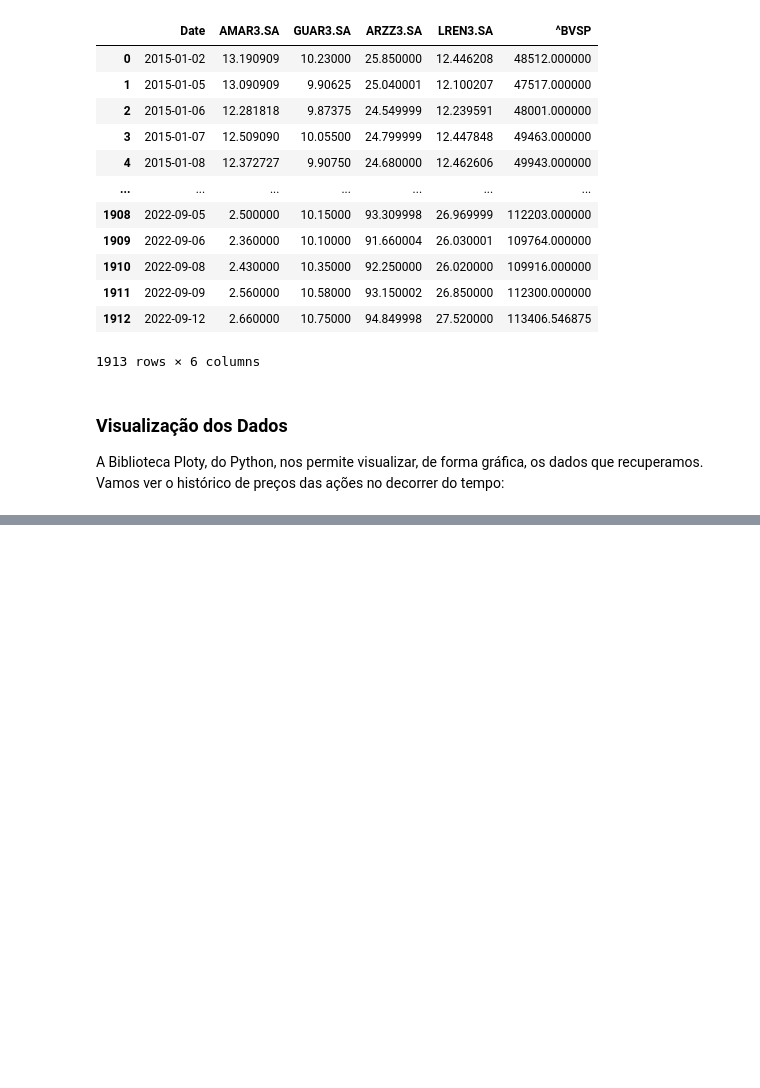
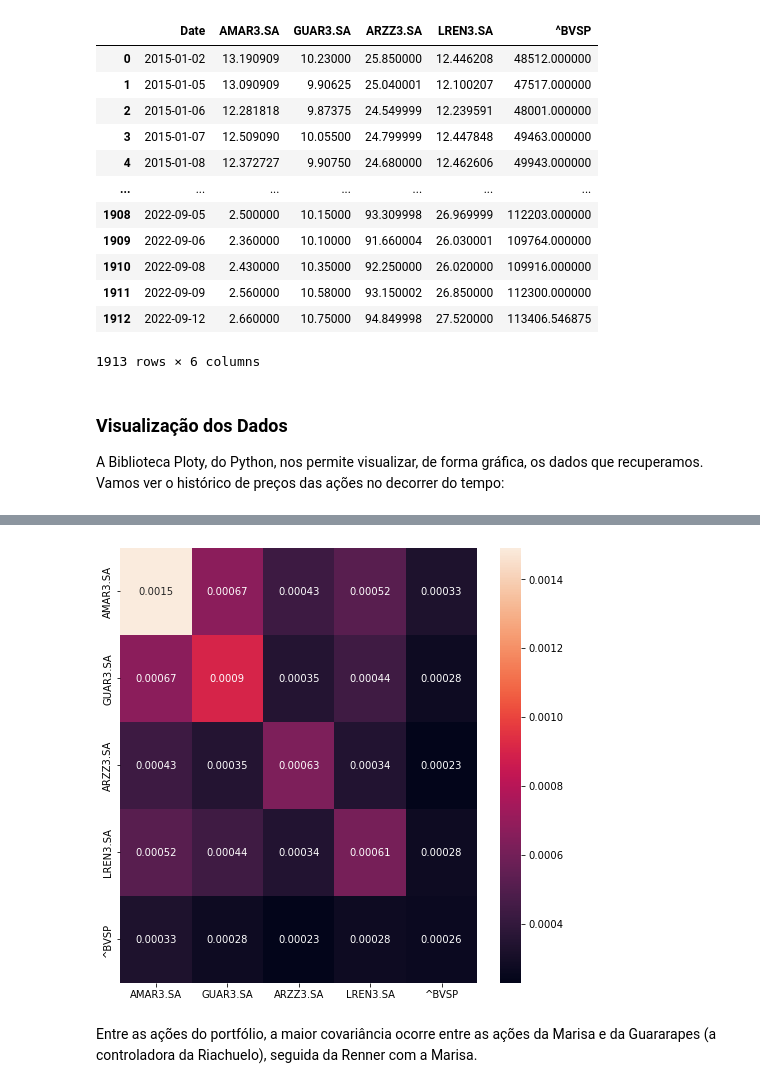
Before and after one commit to demetriusjube/ppca-aedi, a Jupyter notebook: trabalho-final/trabalho-final.ipynb, the cells around one changed output, grey strips where cells are left out. Saved outputs shown, nothing was run; the diff lists cells and outputs as text; code cells hidden in the pictures; blank space fills up the shorter version.

```diff
--- a/trabalho-final/trabalho-final.ipynb
+++ b/trabalho-final/trabalho-final.ipynb
@@ -116,0 +133,3 @@ figuraHistorico.show()
+# %%
+dataset = acoes_df.copy()
+dataset
@@ -116,0 +152,3 @@ figuraHistorico.show()
+# %%
+dataset.drop(labels = ['Date'], axis=1, inplace=True)
+dataset
@@ -116,0 +189,4 @@ figuraHistorico.show()
+# %%
+taxas_retorno = np.log(dataset / dataset.shift(1))
+taxas_retorno.fillna(0, inplace=True)
+taxas_retorno
@@ -116,0 +280,7 @@ figuraHistorico.show()
+# %%
+plt.figure(figsize=(8,8))
+sns.heatmap(taxas_retorno.cov(), annot=True);
+# %% [output]
+[figure, added]
+# %% [markdown]
+Entre as ações do portfólio, a maior covariância ocorre entre as ações da Marisa e da Guararapes (a controladora da Riachuelo), seguida da Renner com a Marisa.
```
Also changed, not shown: parts of 36 cells of this notebook.
